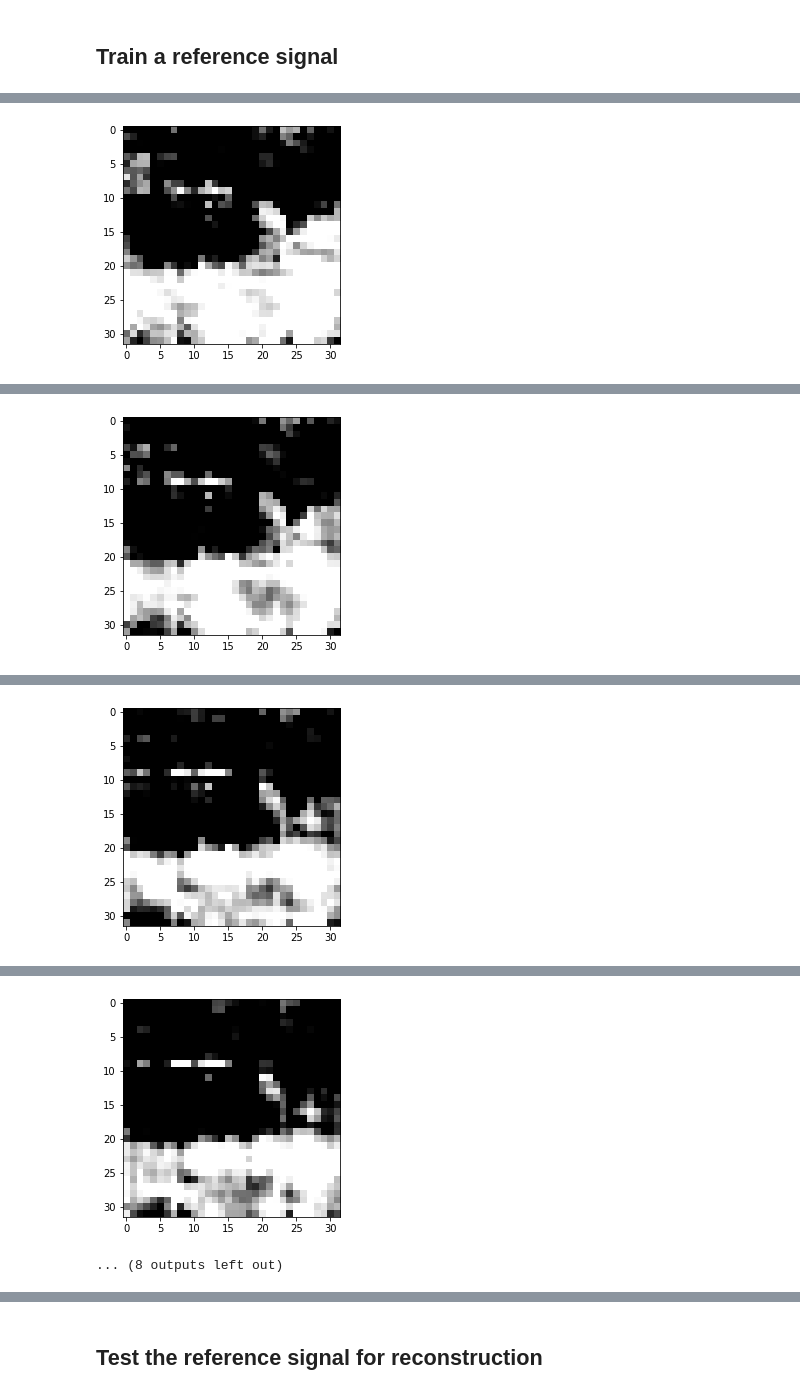
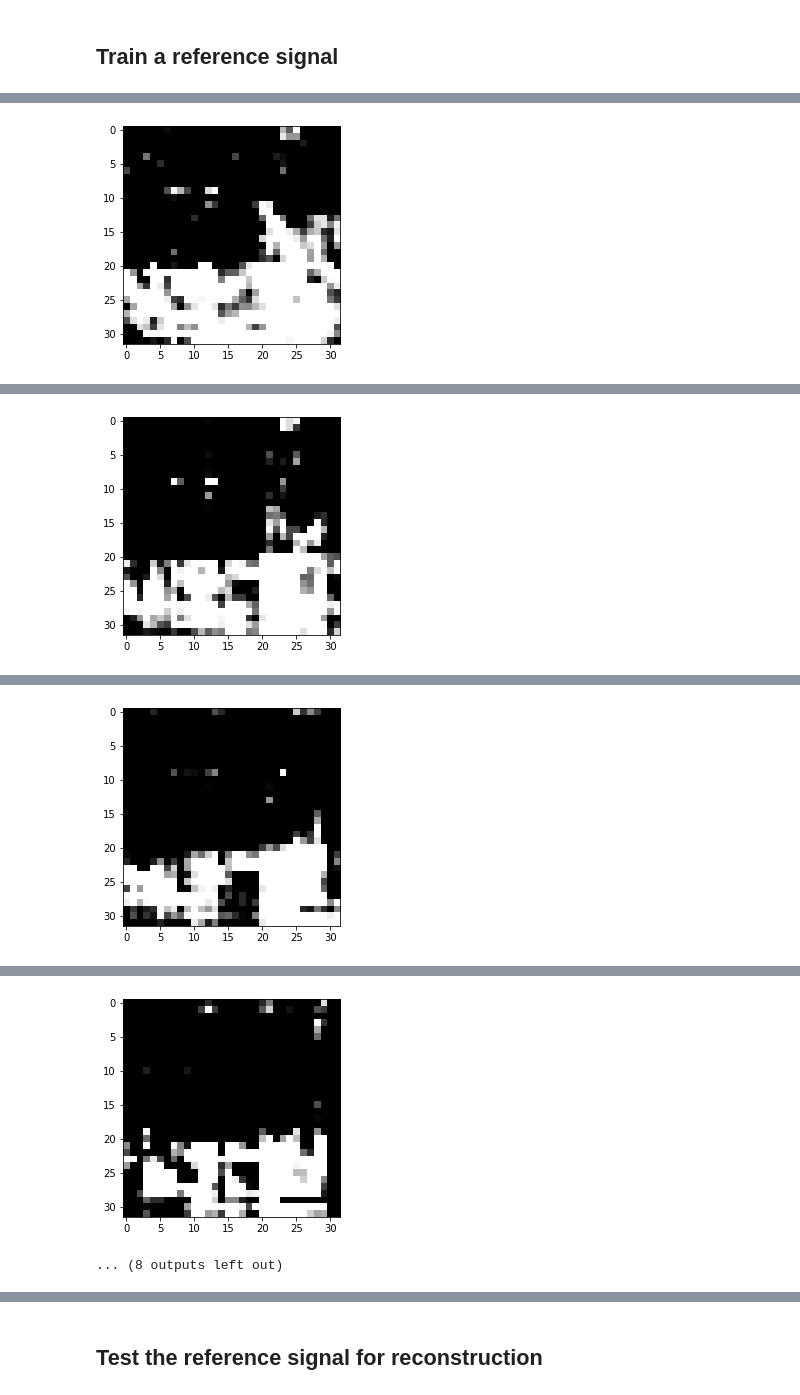
Before and after one commit to niruc100/Phase-Retrieval, a Jupyter notebook: Unrolled Network.ipynb, the cells around one changed output, grey strips where cells are left out. Saved outputs shown, nothing was run; the diff lists cells and outputs as text; code cells hidden in the pictures.

```diff
--- a/Unrolled Network.ipynb
+++ b/Unrolled Network.ipynb
@@ -176,5 +177,5 @@ n_train = 32
 net = UnrolledNetwork(k = 50)
 
 # train network
-ref = net.train(x_train[:32], alpha = 0.8, beta= 0.1, epochs=10)
+ref = net.train(x_train[:n_train], alpha = 0.8, beta= 0.4, epochs=10)
 # %% [output]
@@ -186 +187 @@ ref = net.train(x_train[:32], alpha = 0.8, beta= 0.1, epochs=10)
-[figure, old version]
+[figure, new version]
@@ -188 +189 @@ ref = net.train(x_train[:32], alpha = 0.8, beta= 0.1, epochs=10)
-[figure, old version]
+[figure, new version]
@@ -190 +191 @@ ref = net.train(x_train[:32], alpha = 0.8, beta= 0.1, epochs=10)
-[figure, old version]
+[figure, new version]
@@ -192,4 +193,4 @@ ref = net.train(x_train[:32], alpha = 0.8, beta= 0.1, epochs=10)
-[figure, old version]
+[figure, new version]
 ... (8 outputs left out)
 # %%
 plt.imshow(ref.numpy());
```
Also changed, not shown: parts of 8 cells of this notebook.
